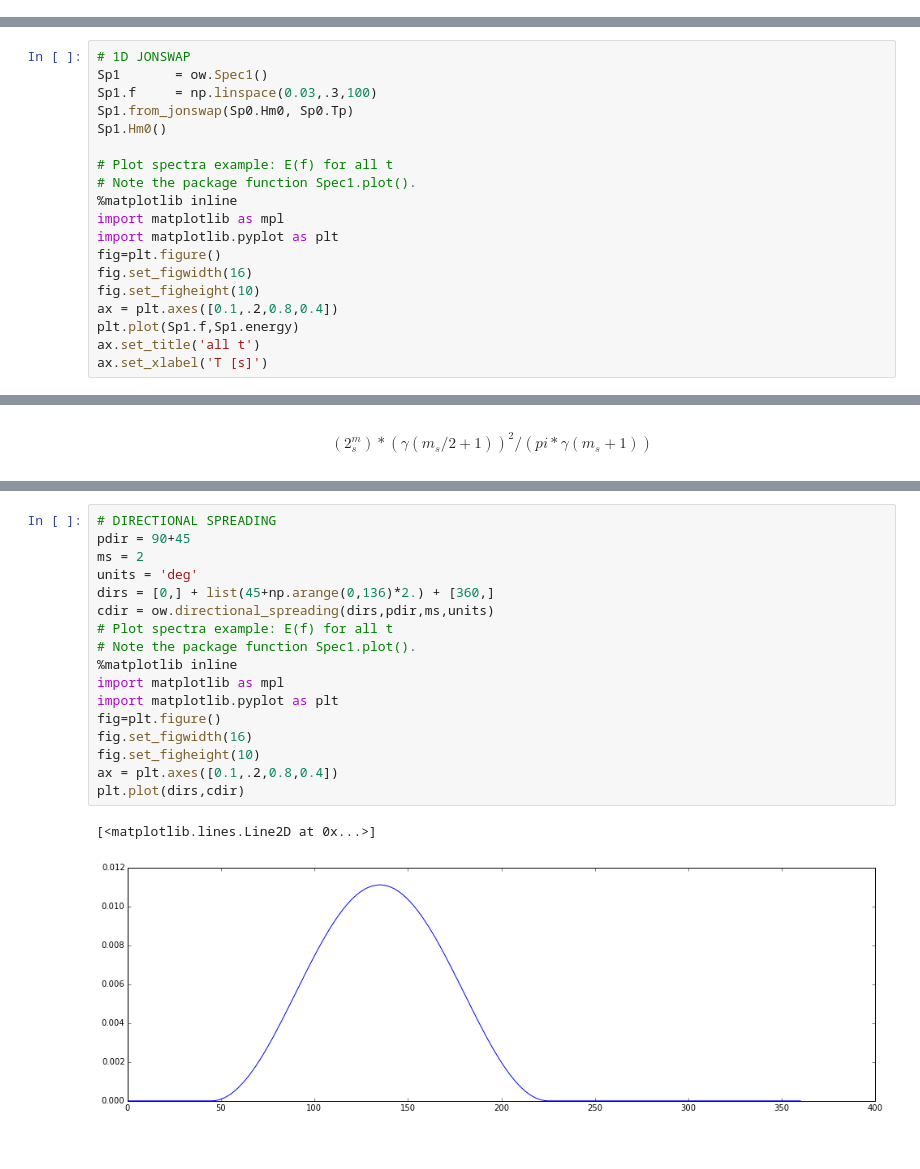
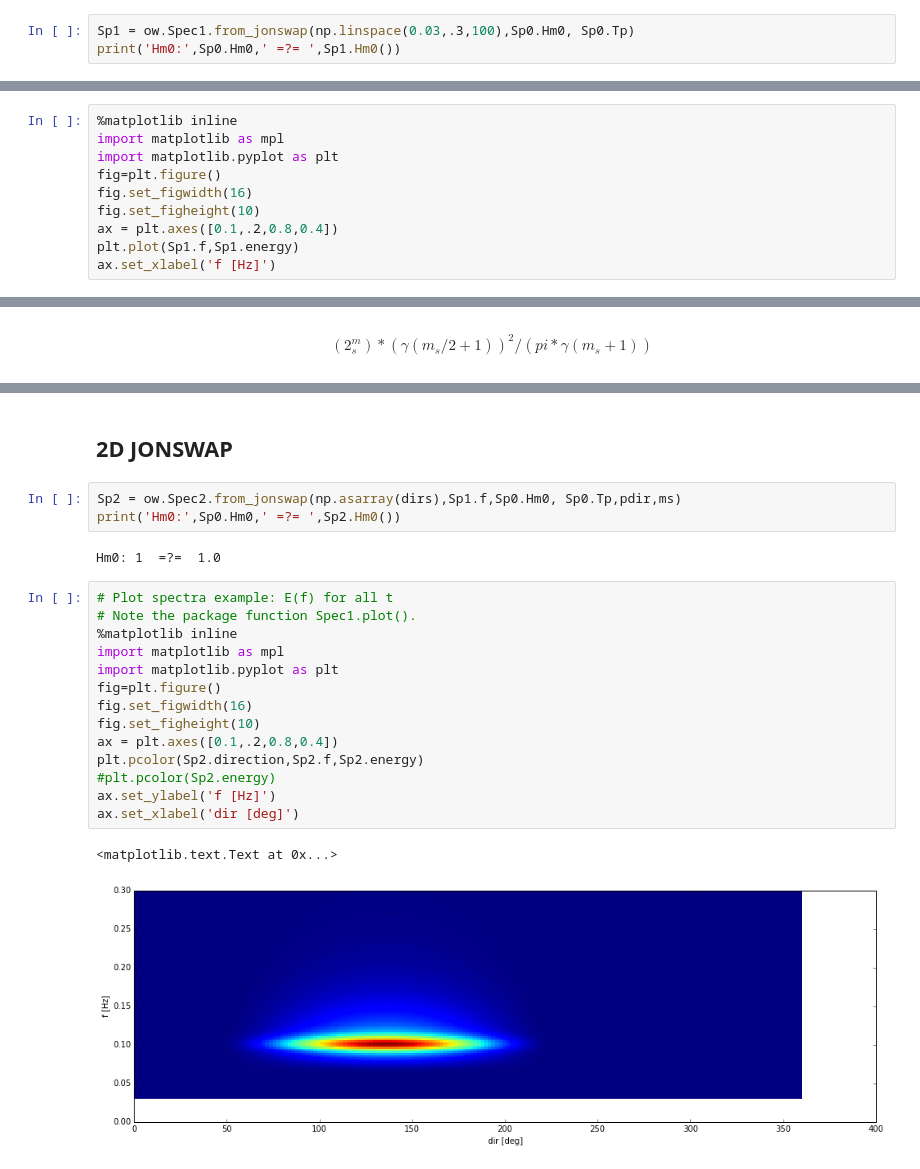
Before and after one commit to openearth/pyswan, a Jupyter notebook: oceanwaves.ipynb, the cells around one changed output, grey strips where cells are left out. Drawn from its saved outputs; the diff is of its cells as text.

```diff
--- a/oceanwaves.ipynb
+++ b/oceanwaves.ipynb
@@ -8,2 +11,5 @@ Sp0.Hm0   = 1;
 # %% [markdown]
 $$ H_{m0} = p_m*\gamma^np.exp(-0.5*(T_p*f-1)^2./\sigma(f,1/T_p,s_a,s_b)^2);$$
+# %%
+Sp1 = ow.Spec1.from_jonswap(np.linspace(0.03,.3,100),Sp0.Hm0, Sp0.Tp)
+print('Hm0:',Sp0.Hm0,' =?= ',Sp1.Hm0())
@@ -10,12 +18,4 @@ $$ H_{m0} = p_m*\gamma^np.exp(-0.5*(T_p*f-1)^2./\sigma(f,1/T_p,s_a,s_b)^2);$$
 # %%
-# 1D JONSWAP
-Sp1       = ow.Spec1()
-Sp1.f     = np.linspace(0.03,.3,100)
-Sp1.from_jonswap(Sp0.Hm0, Sp0.Tp)
-Sp1.Hm0()
-
-# Plot spectra example: E(f) for all t
-# Note the package function Spec1.plot().
 %matplotlib inline
 import matplotlib as mpl
 import matplotlib.pyplot as plt
@@ -24,7 +24,6 @@ fig.set_figwidth(16)
 fig.set_figheight(10)
 ax = plt.axes([0.1,.2,0.8,0.4])
 plt.plot(Sp1.f,Sp1.energy)
-ax.set_title('all t')
-ax.set_xlabel('T [s]')
+ax.set_xlabel('f [Hz]')
 # %% [output]
 <matplotlib.text.Text at 0x...>
@@ -34,20 +54,24 @@ $$(2^m_s) * (\gamma(m_s/2+1))^2 / (pi * \gamma(m_s+1))$$
+# %% [markdown]
+## 2D JONSWAP
+# %%
+Sp2 = ow.Spec2.from_jonswap(np.asarray(dirs),Sp1.f,Sp0.Hm0, Sp0.Tp,pdir,ms)
+print('Hm0:',Sp0.Hm0,' =?= ',Sp2.Hm0())
+# %% [output]
+Hm0: 1  =?=  1.0
 # %%
-# DIRECTIONAL SPREADING
-pdir = 90+45
-ms = 2
-units = 'deg'
-dirs = [0,] + list(45+np.arange(0,136)*2.) + [360,]
-cdir = ow.directional_spreading(dirs,pdir,ms,units)
 # Plot spectra example: E(f) for all t
 # Note the package function Spec1.plot().
 %matplotlib inline
 import matplotlib as mpl
 import matplotlib.pyplot as plt
 fig=plt.figure()
 fig.set_figwidth(16)
 fig.set_figheight(10)
 ax = plt.axes([0.1,.2,0.8,0.4])
-plt.plot(dirs,cdir)
+plt.pcolor(Sp2.direction,Sp2.f,Sp2.energy)
+#plt.pcolor(Sp2.energy)
+ax.set_ylabel('f [Hz]')
+ax.set_xlabel('dir [deg]')
 # %% [output]
-[<matplotlib.lines.Line2D at 0x...>]
+<matplotlib.text.Text at 0x...>
-[figure, old version]
+[figure, new version]
```
Also changed, not shown: parts of 8 cells of this notebook.
